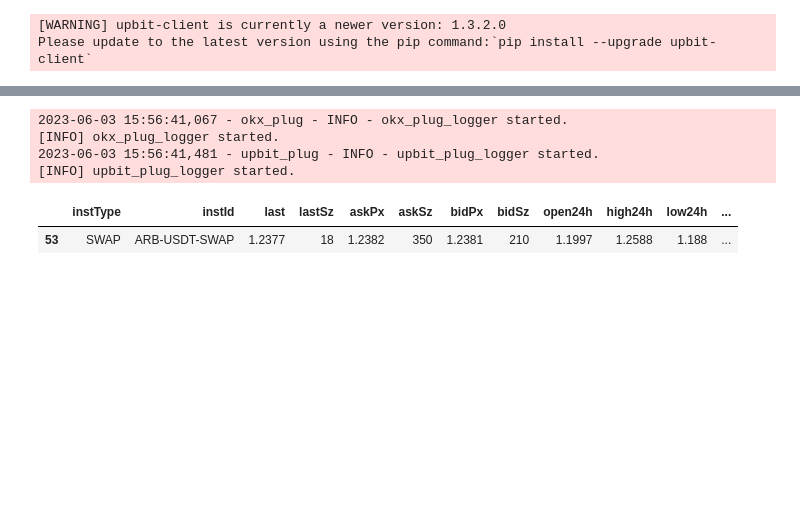
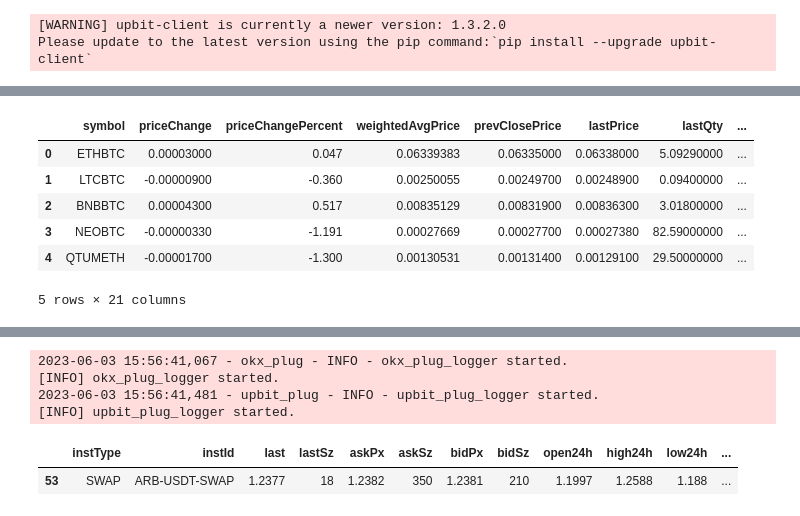
Before and after one commit to charlie115/act, a Jupyter notebook: exchange_plugin/test_plugins.ipynb, the cells around one changed output, grey strips where cells are left out. Saved outputs shown, nothing was run; the diff lists cells and outputs as text; code cells hidden in the pictures; blank space fills up the shorter version.

```diff
--- a/exchange_plugin/test_plugins.ipynb
+++ b/exchange_plugin/test_plugins.ipynb
@@ -19,0 +51,11 @@ Please update to the latest version using the pip command:`pip install --upgrade
+# %%
+temp = pd.DataFrame(binance_adaptor.pub_bi_client.get_ticker())
+temp.head()
+# %% [output]
+|  | symbol | priceChange | priceChangePercent | weightedAvgPrice | prevClosePrice | lastPrice | lastQty | ... |
+| 0 | ETHBTC | 0.00003000 | 0.047 | 0.06339383 | 0.06335000 | 0.06338000 | 5.09290000 | ... |
+| 1 | LTCBTC | -0.00000900 | -0.360 | 0.00250055 | 0.00249700 | 0.00248900 | 0.09400000 | ... |
+| 2 | BNBBTC | 0.00004300 | 0.517 | 0.00835129 | 0.00831900 | 0.00836300 | 3.01800000 | ... |
+| 3 | NEOBTC | -0.00000330 | -1.191 | 0.00027669 | 0.00027700 | 0.00027380 | 82.59000000 | ... |
+| 4 | QTUMETH | -0.00001700 | -1.300 | 0.00130531 | 0.00131400 | 0.00129100 | 29.50000000 | ... |
+5 rows × 21 columns
```
Also changed, not shown: parts of 9 cells of this notebook, 25 other files.
